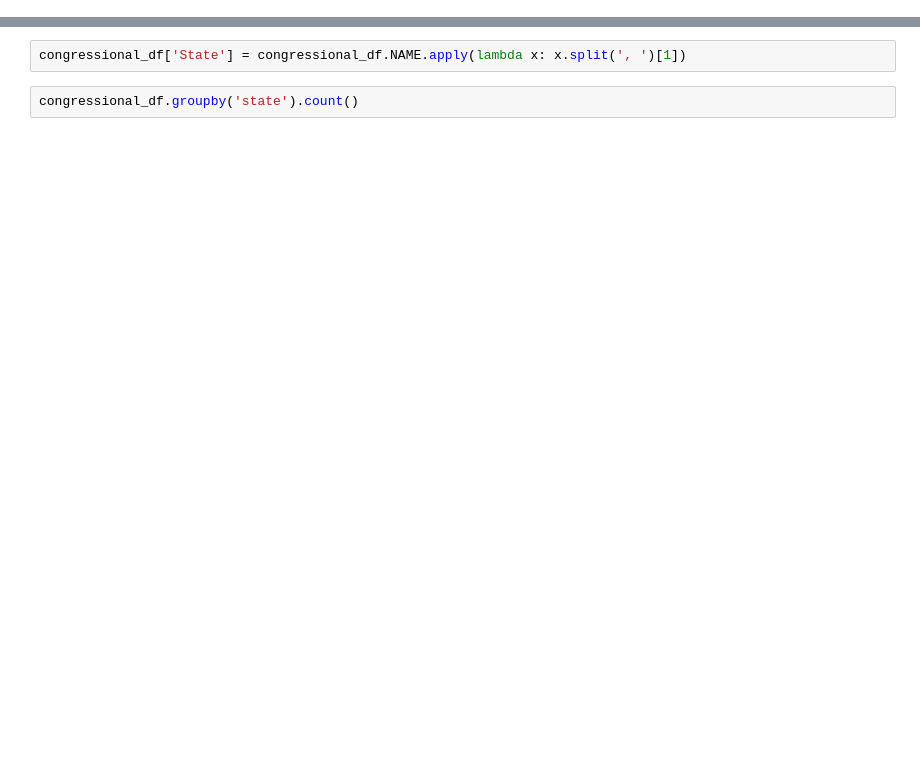
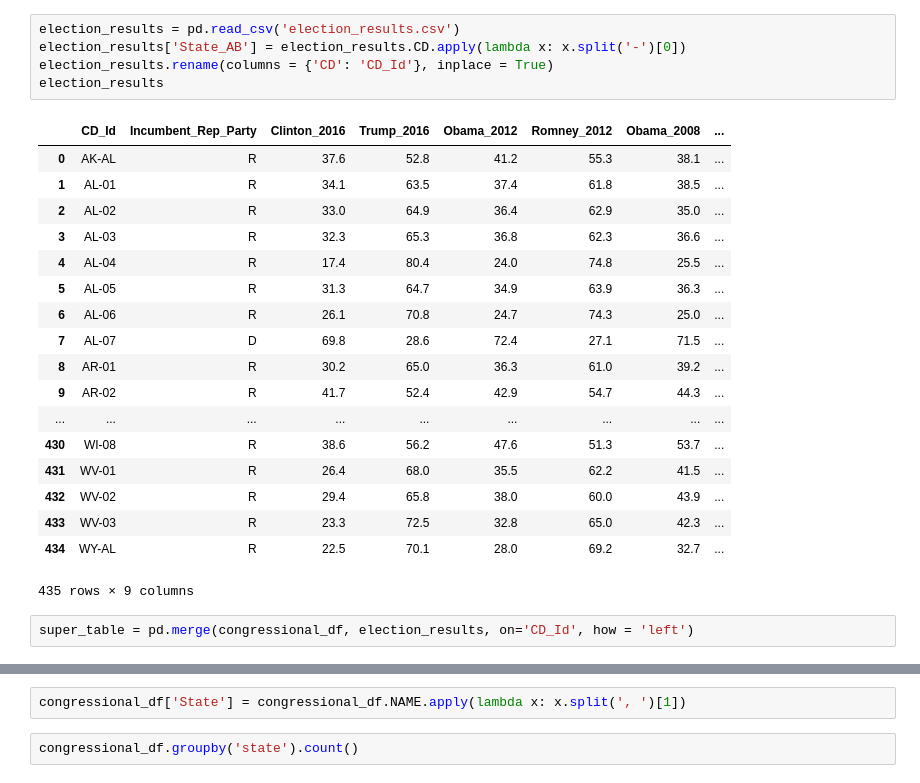
Before and after one commit to amitrani6/Predicting_Election_Results_With_Census_Data, a Jupyter notebook: Census Data.ipynb, the cells around one changed output, grey strips where cells are left out. Cells and saved outputs as stored; diff of their text form; blank space fills up the shorter version.

Commit message:
Main Dataframe Added

```diff
--- a/Census Data.ipynb
+++ b/Census Data.ipynb
@@ -45,0 +189,26 @@ congressional_df
+# %%
+election_results = pd.read_csv('election_results.csv')
+election_results['State_AB'] = election_results.CD.apply(lambda x: x.split('-')[0])
+election_results.rename(columns = {'CD': 'CD_Id'}, inplace = True)
+election_results
+# %% [output]
+|  | CD_Id | Incumbent_Rep_Party | Clinton_2016 | Trump_2016 | Obama_2012 | Romney_2012 | Obama_2008 | ... |
+| 0 | AK-AL | R | 37.6 | 52.8 | 41.2 | 55.3 | 38.1 | ... |
+| 1 | AL-01 | R | 34.1 | 63.5 | 37.4 | 61.8 | 38.5 | ... |
+| 2 | AL-02 | R | 33.0 | 64.9 | 36.4 | 62.9 | 35.0 | ... |
+| 3 | AL-03 | R | 32.3 | 65.3 | 36.8 | 62.3 | 36.6 | ... |
+| 4 | AL-04 | R | 17.4 | 80.4 | 24.0 | 74.8 | 25.5 | ... |
+| 5 | AL-05 | R | 31.3 | 64.7 | 34.9 | 63.9 | 36.3 | ... |
+| 6 | AL-06 | R | 26.1 | 70.8 | 24.7 | 74.3 | 25.0 | ... |
+| 7 | AL-07 | D | 69.8 | 28.6 | 72.4 | 27.1 | 71.5 | ... |
+| 8 | AR-01 | R | 30.2 | 65.0 | 36.3 | 61.0 | 39.2 | ... |
+| 9 | AR-02 | R | 41.7 | 52.4 | 42.9 | 54.7 | 44.3 | ... |
+| ... | ... | ... | ... | ... | ... | ... | ... | ... |
+| 430 | WI-08 | R | 38.6 | 56.2 | 47.6 | 51.3 | 53.7 | ... |
+| 431 | WV-01 | R | 26.4 | 68.0 | 35.5 | 62.2 | 41.5 | ... |
+| 432 | WV-02 | R | 29.4 | 65.8 | 38.0 | 60.0 | 43.9 | ... |
+| 433 | WV-03 | R | 23.3 | 72.5 | 32.8 | 65.0 | 42.3 | ... |
+| 434 | WY-AL | R | 22.5 | 70.1 | 28.0 | 69.2 | 32.7 | ... |
+435 rows × 9 columns
+# %%
+super_table = pd.merge(congressional_df, election_results, on='CD_Id', how = 'left')
```
Also changed, not shown: parts of 26 cells of this notebook, 4 other files.
